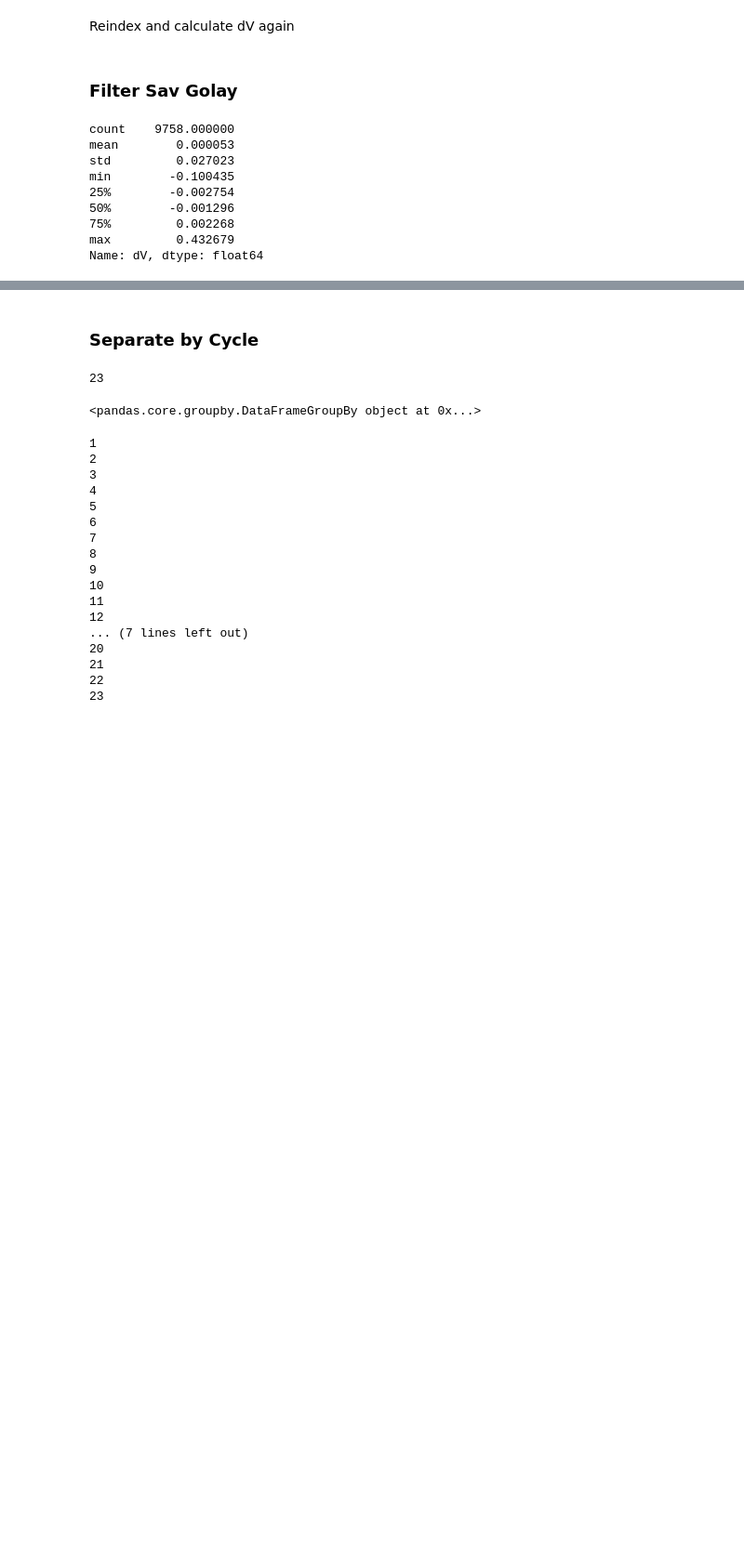
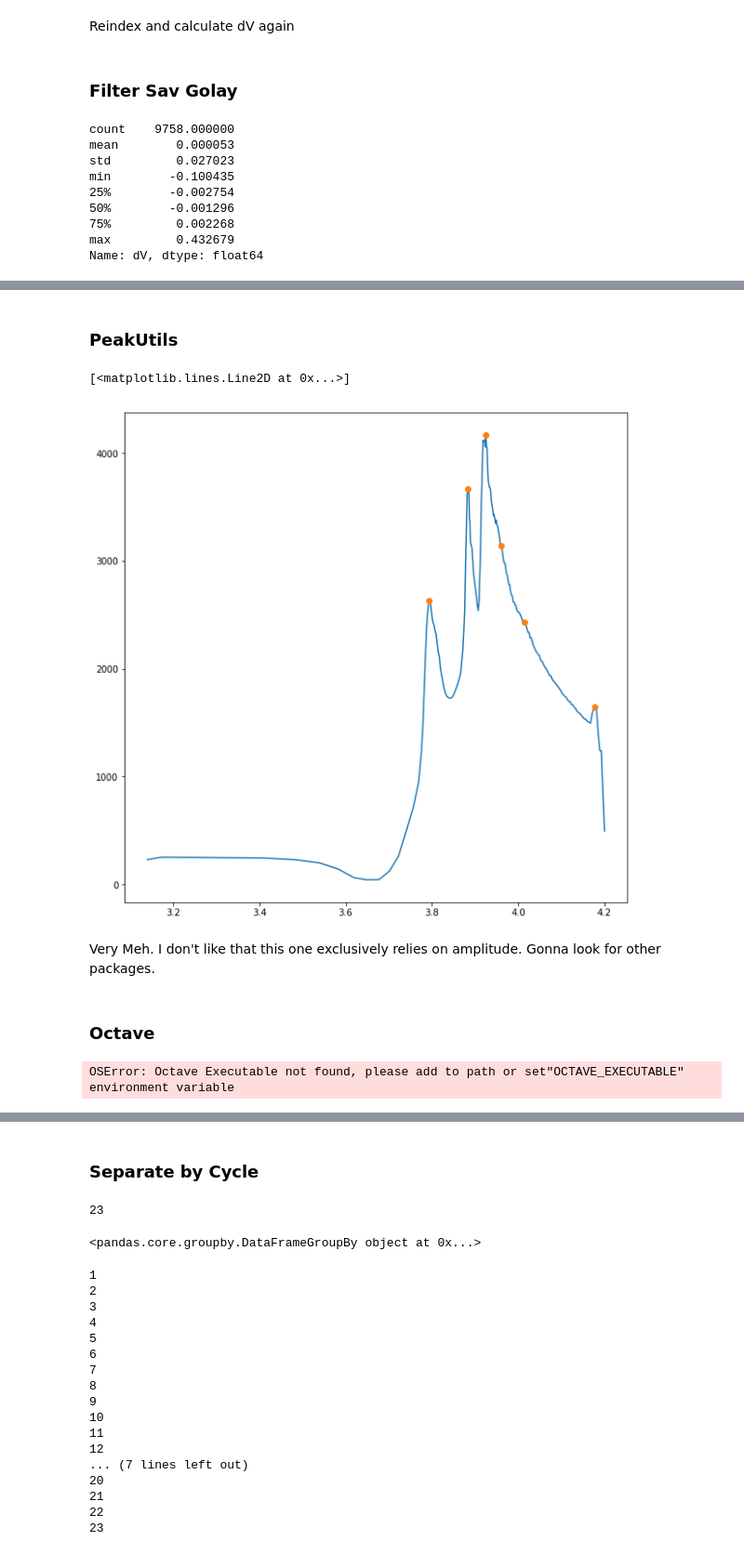
Before and after one commit to nicolet5/DiffCapAnalyzer, a Jupyter notebook: ourproject/GaussianPeakFitting.ipynb, the cells around one changed output, grey strips where cells are left out. Shown at 93% size. Cells and saved outputs as stored; diff of their text form; code cells hidden in the pictures; blank space fills up the shorter version.

```diff
--- a/ourproject/GaussianPeakFitting.ipynb
+++ b/ourproject/GaussianPeakFitting.ipynb
@@ -194,0 +215,26 @@ myplot = plt.plot(df1['Voltage(V)'], df1['filtered dq/dv'])
+# %%
+sigx = pd.to_numeric(dftop['Voltage(V)'])
+sigy = pd.to_numeric(dftop['filtered dq/dv'])
+# %% [markdown]
+### PeakUtils
+# %%
+import peakutils
+i = peakutils.indexes(sigy, thres=1000/max(sigy), min_dist=20)
+
+fig = plt.figure(figsize=(10, 10), facecolor='w', edgecolor='k')
+plt.plot(dftop['Voltage(V)'], dftop['filtered dq/dv'])
+plt.plot(dftop.loc[i, 'Voltage(V)'], dftop.loc[i, 'filtered dq/dv'], 'o')
+# %% [output]
+[<matplotlib.lines.Line2D at 0x...>]
+[figure, added]
+# %% [markdown]
+Very Meh. I don't like that this one exclusively relies on amplitude. Gonna look for other packages.
+# %% [markdown]
+### Octave
+# %%
+import oct2py
+
+octave.eval("pkg load signal")
+(peaks, i) = octave.findpeaks(sigy, 'DoubleSided', 'MinPeakHeight', 0.04, 'MinPeakDistance', 100, 'MinPeakWidth', 0)
+# %% [output]
+OSError: Octave Executable not found, please add to path or set"OCTAVE_EXECUTABLE" environment variable
```
Also changed, not shown: parts of 12 cells of this notebook.
